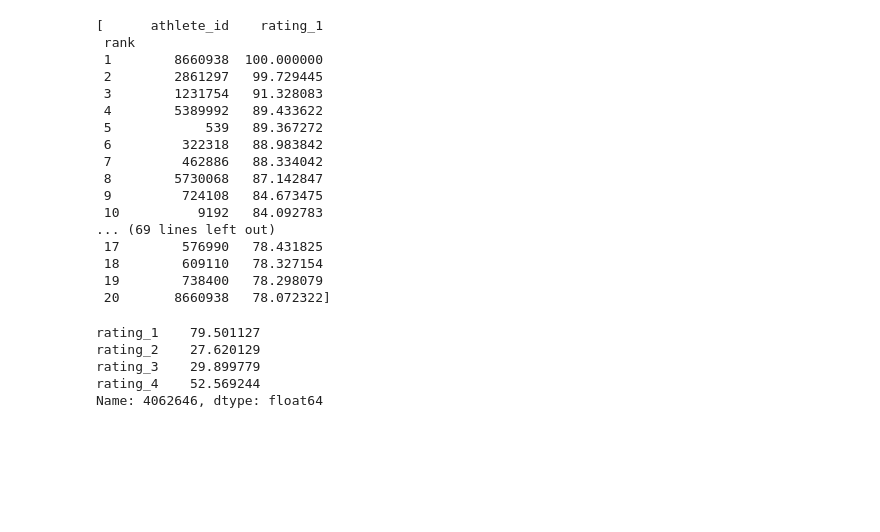
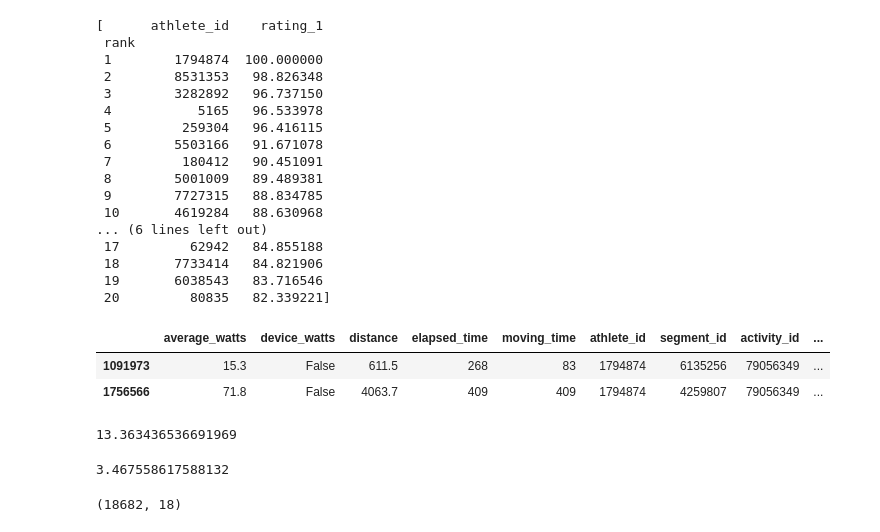
Before and after one commit to Ultramann/Stravaboards, a Jupyter notebook: modeling/model_introspection.ipynb, the cells around one changed output. Saved outputs shown, nothing was run; the diff lists cells and outputs as text; code cells hidden in the pictures; blank space fills up the shorter version.

```diff
--- a/modeling/model_introspection.ipynb
+++ b/modeling/model_introspection.ipynb
@@ -77,30 +115,35 @@ vm.plot_ratings(segment_ratings)
 # %%
-leaderboards = r.get_all_leaderboards(athlete_ratings, file_path='../app/leaderboards.pkl')
+leaderboards = r.get_all_leaderboards(athlete_ratings, file_path='../app/app_data/leaderboards.pkl')
 leaderboards
 # %% [output]
 [      athlete_id    rating_1
  rank
- 1        8660938  100.000000
- 2        2861297   99.729445
- 3        1231754   91.328083
- 4        5389992   89.433622
- 5            539   89.367272
- 6         322318   88.983842
- 7         462886   88.334042
- 8        5730068   87.142847
- 9         724108   84.673475
- 10          9192   84.092783
-... (69 lines left out)
- 17        576990   78.431825
- 18        609110   78.327154
- 19        738400   78.298079
- 20       8660938   78.072322]
+ 1        1794874  100.000000
+ 2        8531353   98.826348
+ 3        3282892   96.737150
+ 4           5165   96.533978
+ 5         259304   96.416115
+ 6        5503166   91.671078
+ 7         180412   90.451091
+ 8        5001009   89.489381
+ 9        7727315   88.834785
+ 10       4619284   88.630968
+... (6 lines left out)
+ 17         62942   84.855188
+ 18       7733414   84.821906
+ 19       6038543   83.716546
+ 20         80835   82.339221]
-# %%
-scaled_segment_ratings = r.get_scaled_ratings(segment_ratings)
-scaled_segment_ratings.ix[4062646]
-# %% [output]
-rating_1    79.501127
-rating_2    27.620129
-rating_3    29.899779
-rating_4    52.569244
-Name: 4062646, dtype: float64
+# %%
+df.query('athlete_id == 1794874')
+# %% [output]
+|  | average_watts | device_watts | distance | elapsed_time | moving_time | athlete_id | segment_id | activity_id | ... |
+| 1091973 | 15.3 | False | 611.5 | 268 | 83 | 1794874 | 6135256 | 79056349 | ... |
+| 1756566 | 71.8 | False | 4063.7 | 409 | 409 | 1794874 | 4259807 | 79056349 | ... |
+# %%
+df.query('segment_id == 6135256').mean().average_speed
+# %% [output]
+13.363436536691969
+# %%
+df.groupby(['athlete_id', 'segment_id']).average_speed.mean().std()
+# %% [output]
+3.467558617588132
@@ -106,0 +152,4 @@ Name: 4062646, dtype: float64
+# %%
+downhill_test_df.shape
+# %% [output]
+(18682, 18)
```
Also changed, not shown: parts of 8 cells of this notebook, 2 other files.
